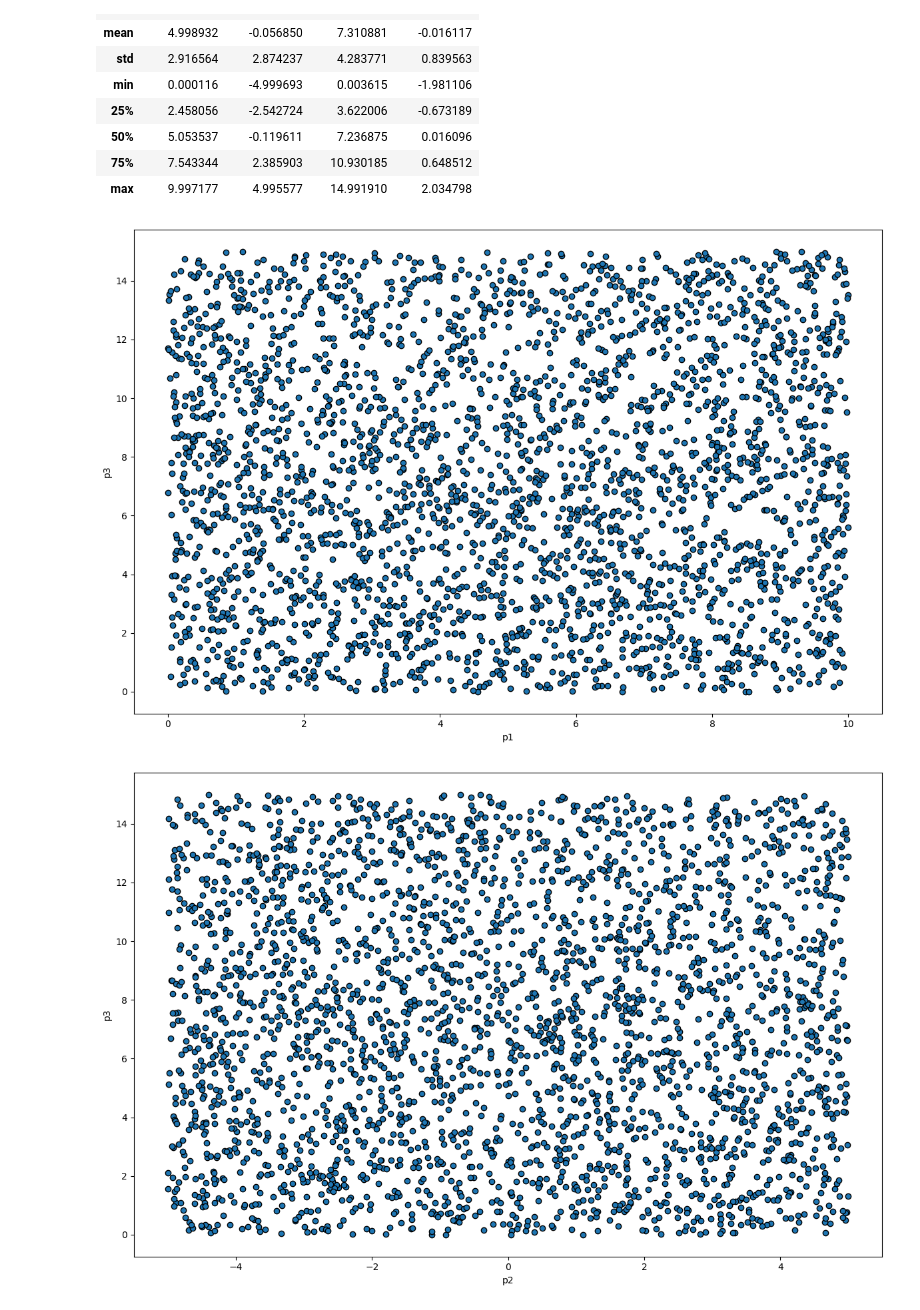
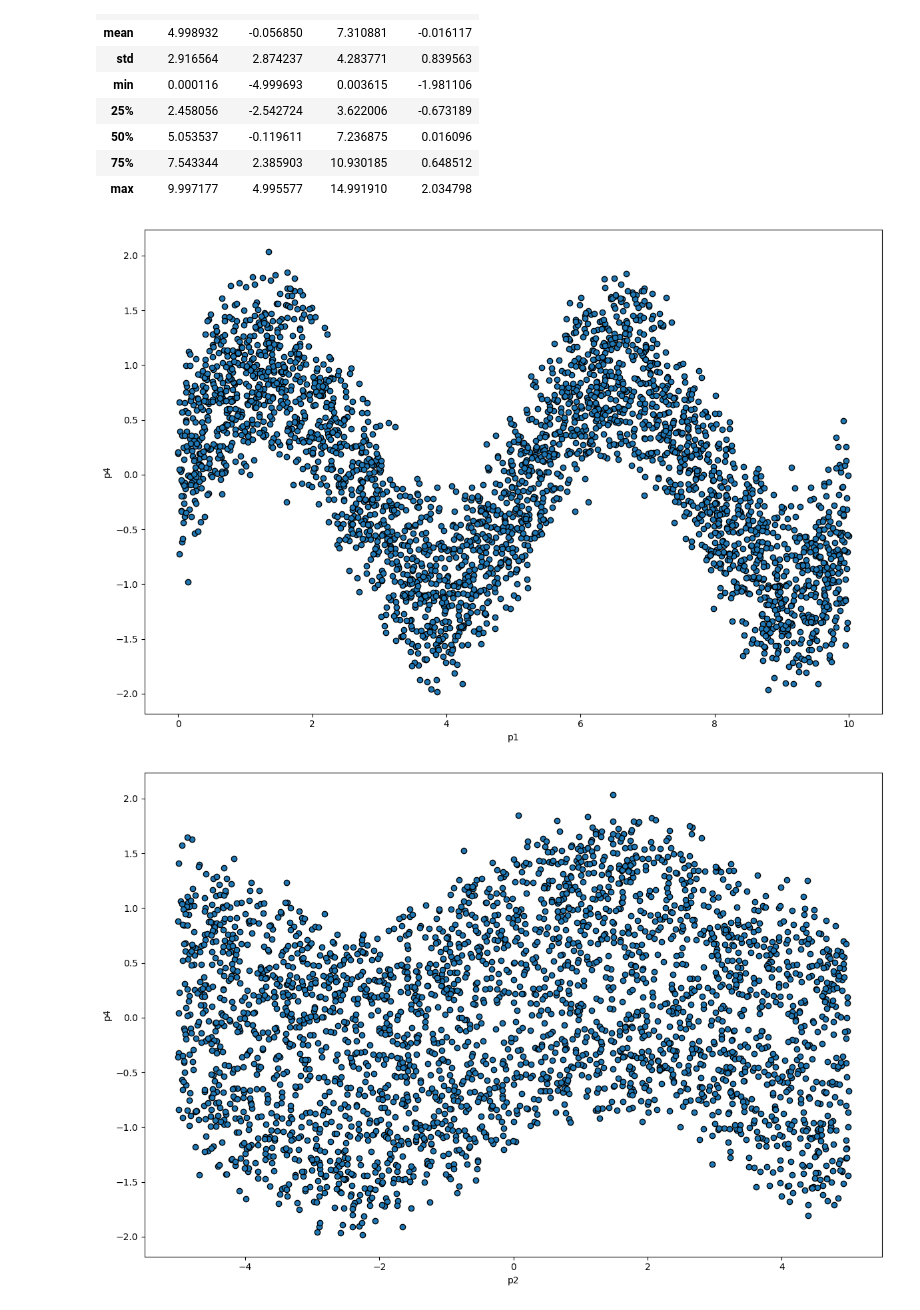
Before and after one commit to egorbeckish/Masters-program, a Jupyter notebook: 1. First Course/Semester 1/Регрессоры/4. Декабрь/04.12.2025/main.ipynb, the cells around one changed output. Saved outputs shown, nothing was run; the diff lists cells and outputs as text; code cells hidden in the pictures.

```diff
--- a/1. First Course/Semester 1/Регрессоры/4. Декабрь/04.12.2025/main.ipynb
+++ b/1. First Course/Semester 1/Регрессоры/4. Декабрь/04.12.2025/main.ipynb
@@ -40,17 +38,17 @@ df.describe()
 | 75% | 7.543344 | 2.385903 | 10.930185 | 0.648512 |
 | max | 9.997177 | 4.995577 | 14.991910 | 2.034798 |
 # %%
-x, y = df[["p1", "p2", "p4"]], df["p3"]
+x, y = df[["p1", "p2", "p3"]], df["p4"]
 # %%
 for p in x.columns:
 	plt.figure(figsize=(12, 8))
 	plt.scatter(df[p], y, ec="k")
 
 	plt.xlabel(f"{p}")
-	plt.ylabel("p3")
+	plt.ylabel("p4")
 
 	plt.tight_layout()
 	plt.show()
 # %% [output]
-[figure, old version]
+[figure, new version]
-[figure, old version]
+[figure, new version]
```
Also changed, not shown: parts of 16 cells of this notebook, 1 other file.
